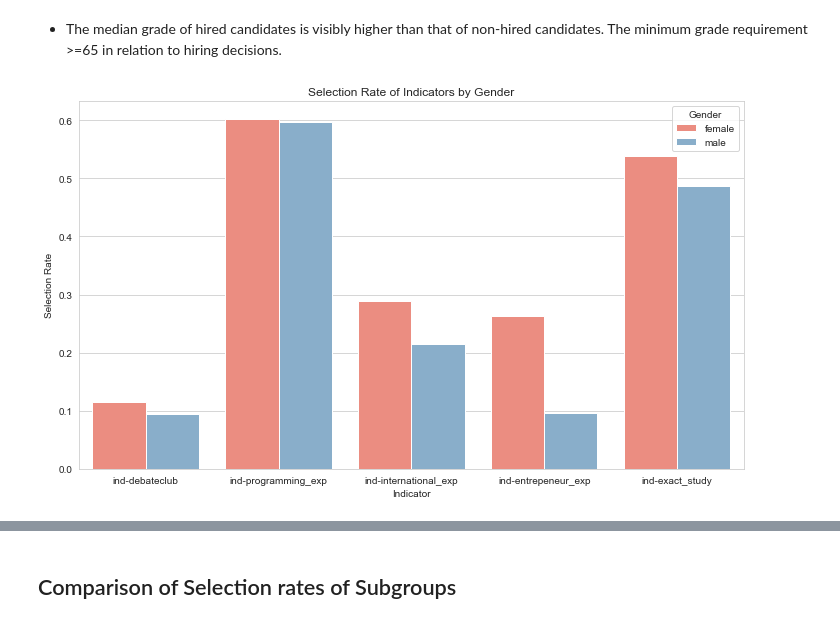
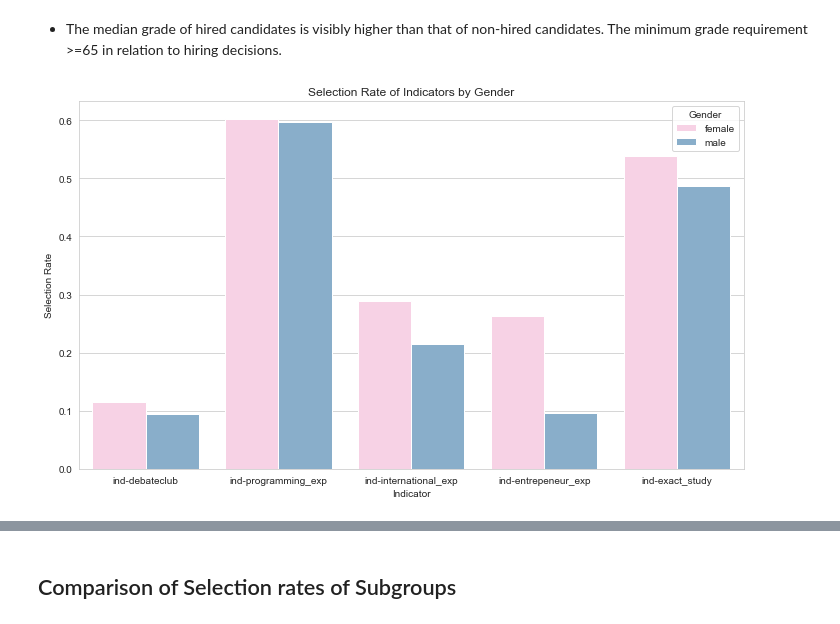
Before and after one commit to kwah-space/IDS-draft, a Jupyter notebook: A3 model.ipynb, the cells around one changed output, grey strips where cells are left out. Drawn from its saved outputs; the diff is of its cells as text; code cells hidden in the pictures.

```diff
--- a/A3 model.ipynb
+++ b/A3 model.ipynb
@@ -195,32 +196,32 @@ plt.show()
 # %%
 gender_data = D_data[D_data['gender'].isin(['female', 'male'])]
 
 indicators = [
     'ind-debateclub',
     'ind-programming_exp',
     'ind-international_exp',
     'ind-entrepeneur_exp',
     'ind-exact_study'
 ]
 
 # Calculate selection rates for each indicator and gender
 selection_rates_gender = pd.DataFrame()
 
 for ind in indicators:
     rates = gender_data[gender_data[ind] == True].groupby('gender')['decision'].mean().reset_index()
     rates['indicator'] = ind
     selection_rates_gender = pd.concat([selection_rates_gender, rates], axis=0)
 
 plt.figure(figsize=(10, 6))
-sns.barplot(data=selection_rates_gender, x='indicator', y='decision', hue='gender')
+sns.barplot(data=selection_rates_gender, x='indicator', y='decision', hue='gender', palette= [female_color, male_color])
 plt.title('Selection Rate of Indicators by Gender')
 plt.xlabel('Indicator')
 plt.ylabel('Selection Rate')
 plt.legend(title='Gender')
 plt.tight_layout()
 plt.show()
 # %% [output]
-[figure, old version]
+[figure, new version]
 # %%
 bins = [47, 64, 69, 100]
 labels = ['Grade 48-64', 'Grade 65-69', 'Grade 70+']
```
Also changed, not shown: parts of 17 cells of this notebook.
